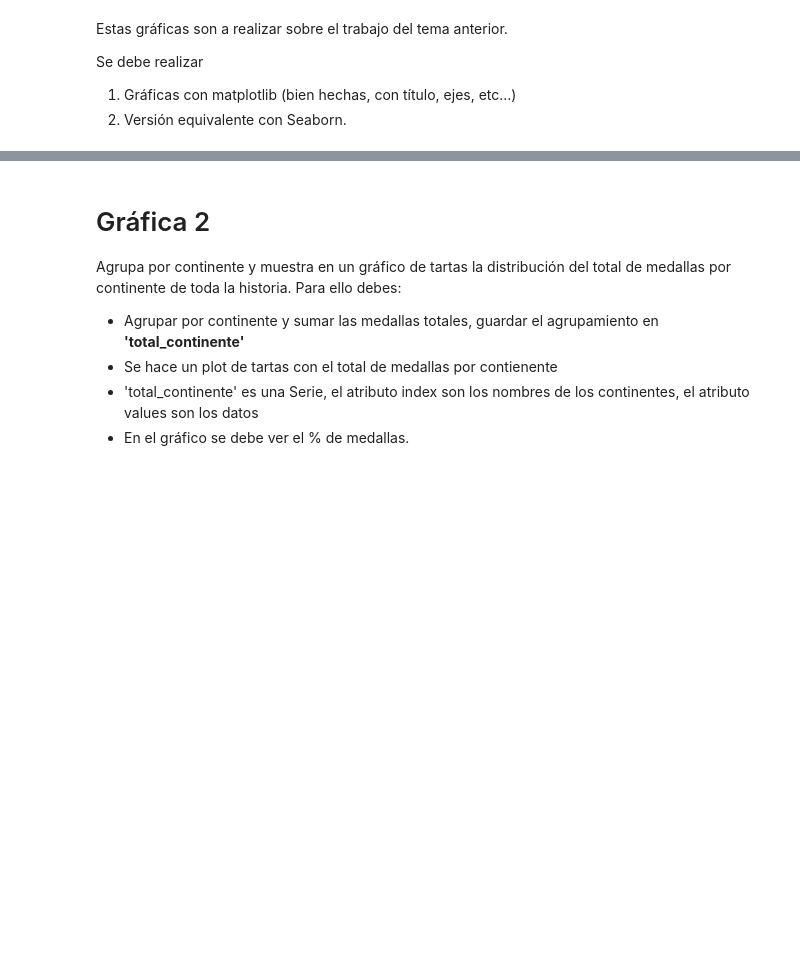
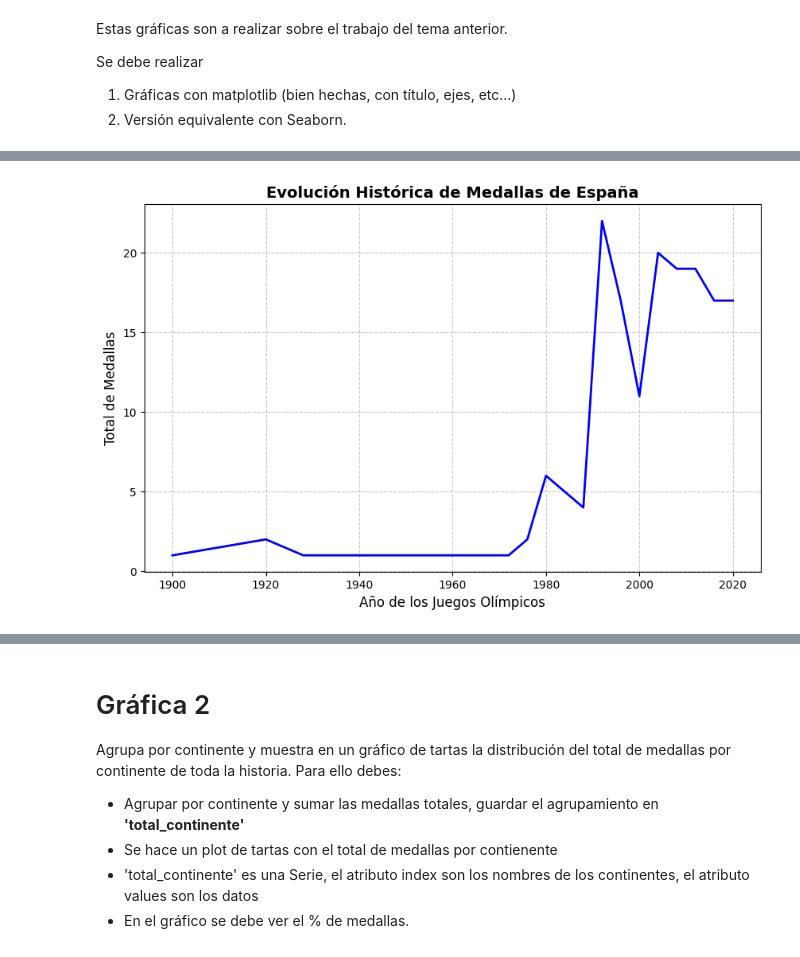
Before and after one commit to Animska/PYthon, a Jupyter notebook: Pedro/entorno python/ejercicios/AD_TEMA3/graficas_2/Enunciado_matplotlib_2.ipynb, the cells around one changed output, grey strips where cells are left out. Cells and saved outputs as stored; diff of their text form; code cells hidden in the pictures; blank space fills up the shorter version.

```diff
--- a/Pedro/entorno python/ejercicios/AD_TEMA3/graficas_2/Enunciado_matplotlib_2.ipynb
+++ b/Pedro/entorno python/ejercicios/AD_TEMA3/graficas_2/Enunciado_matplotlib_2.ipynb
@@ -23,27 +23,31 @@ El resultado debe ser como en la imagen, añadiendo nombres a ejes y título de
 # %%
 import matplotlib.pyplot as plt
 import seaborn as sns
+import pandas as pd
 
+medallas_paises = pd.read_csv("medallas_paises.csv", sep='\t')
 # 1. Crear columna 'total' y filtrar por España
 medallas_paises['total'] = medallas_paises['Oro'] + medallas_paises['Plata'] + medallas_paises['Bronce']
 spain = medallas_paises[medallas_paises['Pais'] == 'Spain'].copy()
 
 # 2. Asegurar el orden cronológico para evitar saltos en la línea
-spain = spain.sort_values('Año')
+spain = spain.sort_values('Anio')
 # %%
 #Matplotlib
 plt.figure(figsize=(10, 6))
 
 # Dibujar la línea
-plt.plot(spain['Año'], spain['total'], marker='o', linestyle='-', color='red', linewidth=2)
+plt.plot(spain['Anio'], spain['total'], linestyle='-', color='blue', linewidth=2)
 
 # Personalización
 plt.title('Evolución Histórica de Medallas de España', fontsize=14, fontweight='bold')
 plt.xlabel('Año de los Juegos Olímpicos', fontsize=12)
 plt.ylabel('Total de Medallas', fontsize=12)
 plt.grid(True, linestyle='--', alpha=0.7)
 
 plt.show()
+# %% [output]
+[figure, added]
 # %%
 #Seaborn
 # Configurar estilo visual
```
Also changed, not shown: parts of 7 cells of this notebook, 5 other files.
